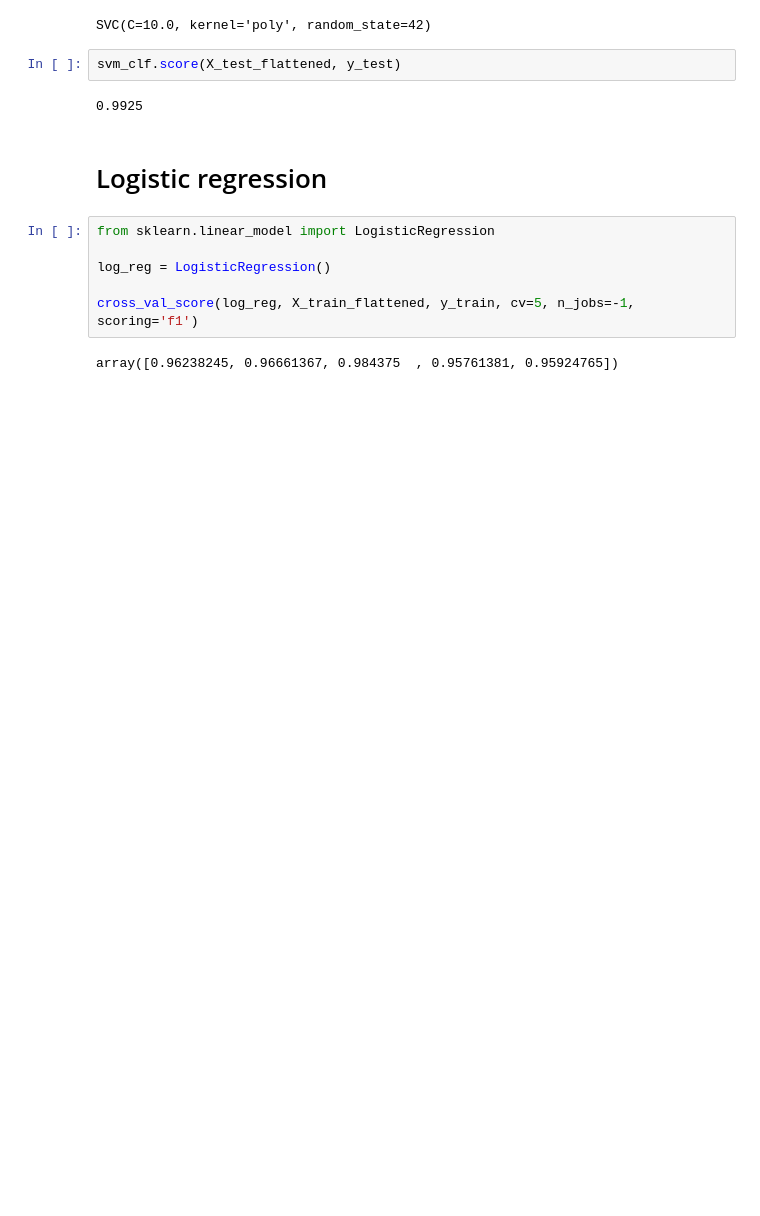
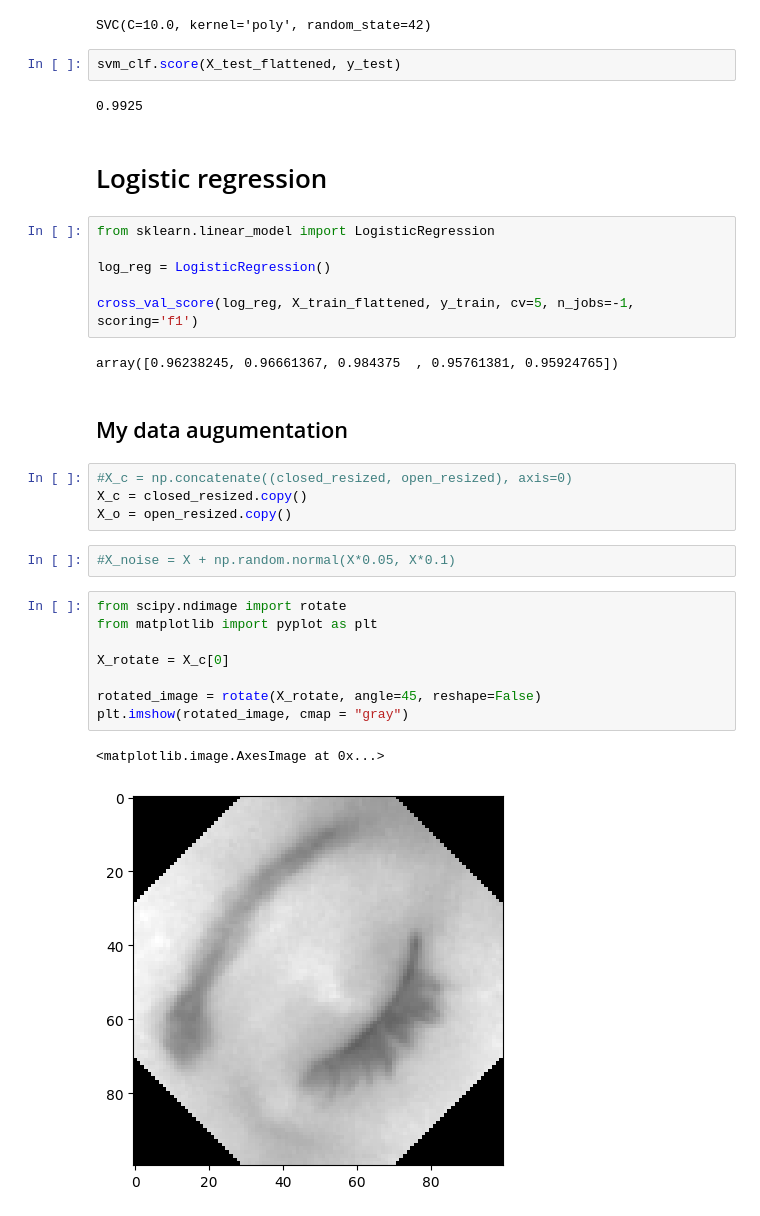
Before and after one commit to janwalec/eyes_recognition, a Jupyter notebook: Project.ipynb, the cells around one changed output. Saved outputs shown, nothing was run; the diff lists cells and outputs as text; blank space fills up the shorter version.

Commit message:
data augmentation

```diff
--- a/Project.ipynb
+++ b/Project.ipynb
@@ -446,3 +450,22 @@ log_reg = LogisticRegression()
 cross_val_score(log_reg, X_train_flattened, y_train, cv=5, n_jobs=-1, scoring='f1')
 # %% [output]
 array([0.96238245, 0.96661367, 0.984375  , 0.95761381, 0.95924765])
+# %% [markdown]
+## My data augumentation
+# %%
+#X_c = np.concatenate((closed_resized, open_resized), axis=0)
+X_c = closed_resized.copy()
+X_o = open_resized.copy()
+# %%
+#X_noise = X + np.random.normal(X*0.05, X*0.1)
+# %%
+from scipy.ndimage import rotate
+from matplotlib import pyplot as plt
+
+X_rotate = X_c[0]
+
+rotated_image = rotate(X_rotate, angle=45, reshape=False)
+plt.imshow(rotated_image, cmap = "gray")
+# %% [output]
+<matplotlib.image.AxesImage at 0x...>
+[figure, added]
```
Also changed, not shown: parts of 19 cells of this notebook.
